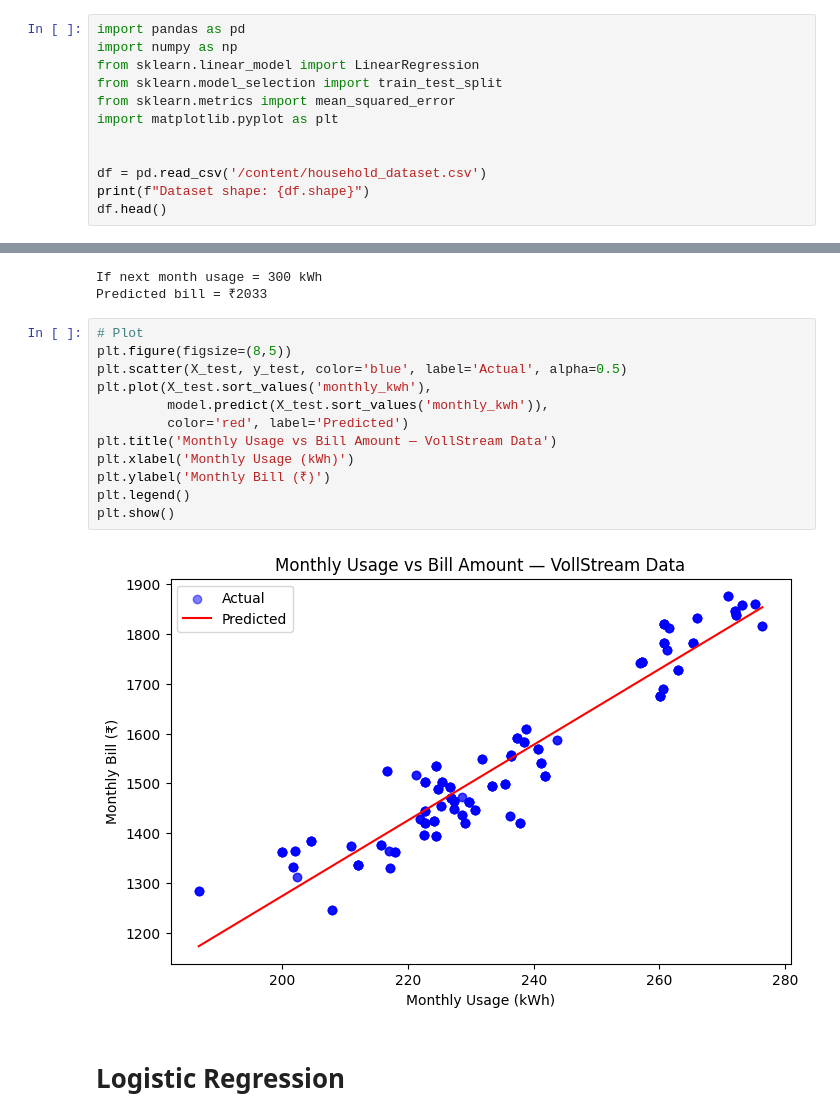
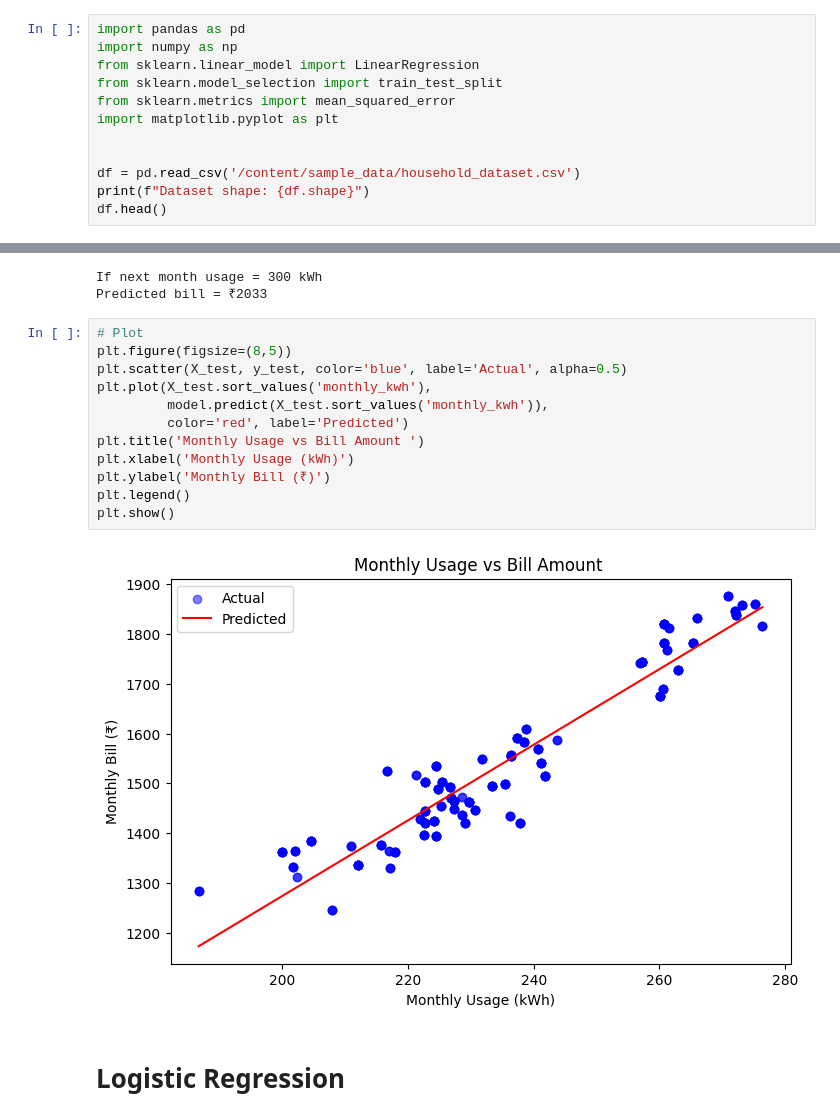
Before and after one commit to havilah-12/ML_SupervisedLearning, a Jupyter notebook: LinearRegression_LogisticRegression.ipynb, the cells around one changed output, grey strips where cells are left out. Drawn from its saved outputs; the diff is of its cells as text.

```diff
--- a/LinearRegression_LogisticRegression.ipynb
+++ b/LinearRegression_LogisticRegression.ipynb
@@ -9,7 +9,7 @@ from sklearn.metrics import mean_squared_error
 import matplotlib.pyplot as plt
 
 
-df = pd.read_csv('/content/household_dataset.csv')
+df = pd.read_csv('/content/sample_data/household_dataset.csv')
 print(f"Dataset shape: {df.shape}")
 df.head()
 # %% [output]
@@ -74,17 +74,17 @@ Predicted bill = ₹2033
 # %%
 # Plot
 plt.figure(figsize=(8,5))
 plt.scatter(X_test, y_test, color='blue', label='Actual', alpha=0.5)
 plt.plot(X_test.sort_values('monthly_kwh'),
          model.predict(X_test.sort_values('monthly_kwh')),
          color='red', label='Predicted')
-plt.title('Monthly Usage vs Bill Amount — VollStream Data')
+plt.title('Monthly Usage vs Bill Amount ')
 plt.xlabel('Monthly Usage (kWh)')
 plt.ylabel('Monthly Bill (₹)')
 plt.legend()
 plt.show()
 # %% [output]
-[figure, old version]
+[figure, new version]
 # %% [markdown]
 # Logistic Regression
 # %%
```
Also changed, not shown: parts of 3 cells of this notebook.
